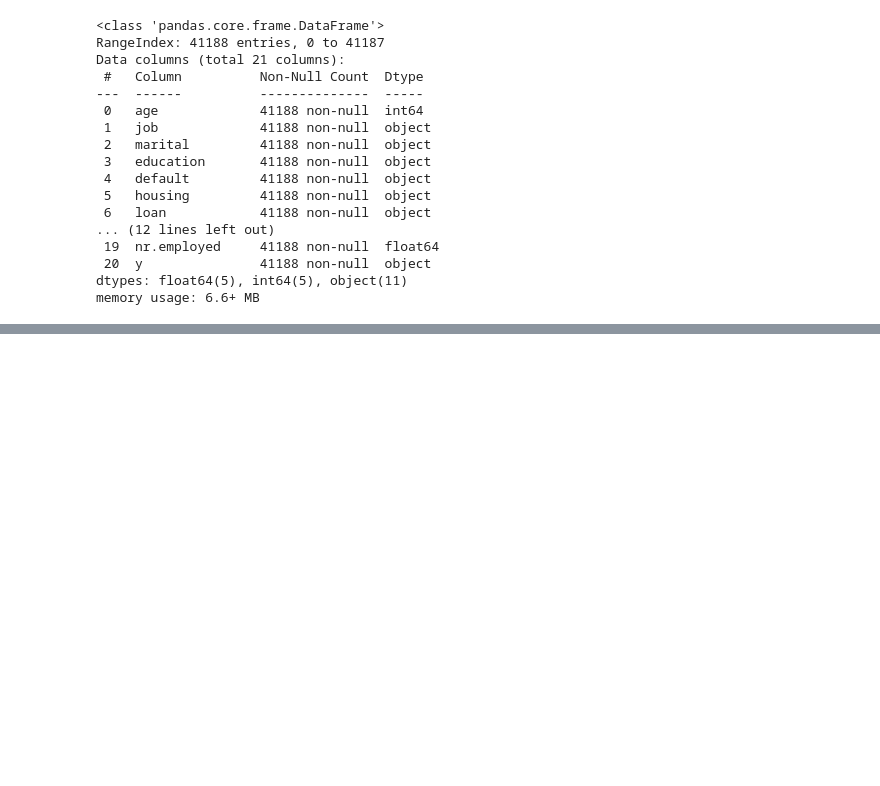
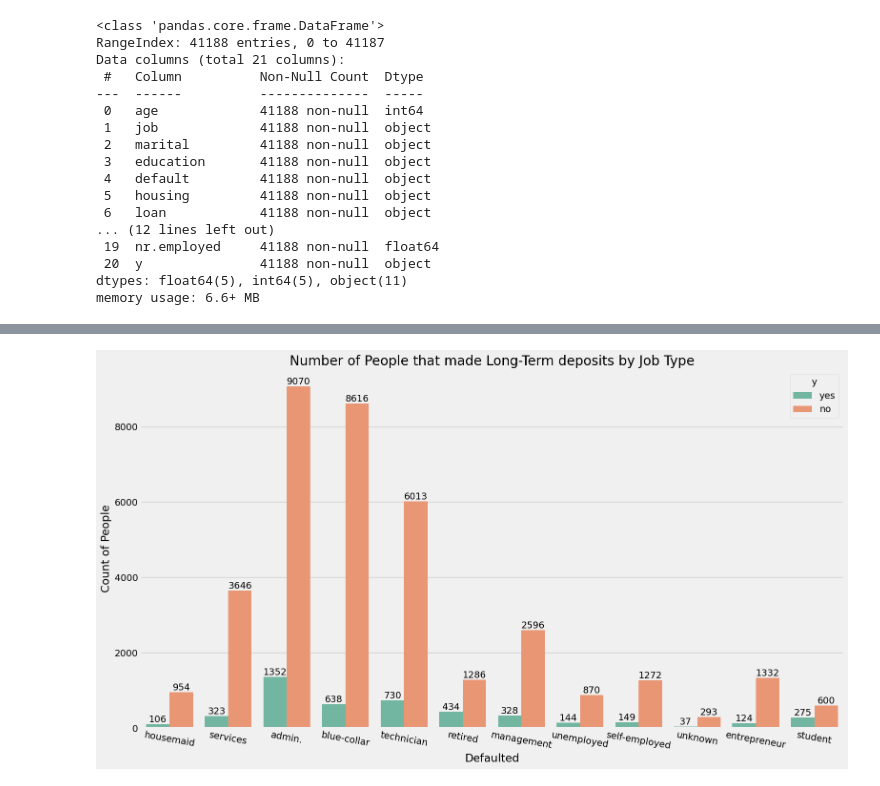
Before and after one commit to n0th1ng999/MINDD-TP1, a Jupyter notebook: EDA.ipynb, the cells around one changed output, grey strips where cells are left out. Cells and saved outputs as stored; diff of their text form; code cells hidden in the pictures; blank space fills up the shorter version.

```diff
--- a/EDA.ipynb
+++ b/EDA.ipynb
@@ -123,0 +339,18 @@ memory usage: 6.6+ MB
+# %%
+# Draw a barplot that counts the number of people who have made a long term deposit (y : yes or no) for each category of default (defaulted: yes , no , unkown)
+fig, ax = plt.subplots( figsize = (16,9))
+sns.countplot(data=bankDF, x="job", hue="y", ax=ax ,hue_order=[ "yes", "no"])
+plt.title("Number of People that made Long-Term deposits by Job Type")
+plt.xlabel("Defaulted")
+plt.ylabel("Count of People")
+
+# Add count labels on each bar
+for container in ax.containers:
+    ax.bar_label(container)
+
+plt.xticks(rotation=-10, ha='center', position=(1.2, 0))
+plt.tight_layout()
+
+plt.show()
+# %% [output]
+[figure, added]
```
Also changed, not shown: parts of 77 cells of this notebook, 2 other files.
